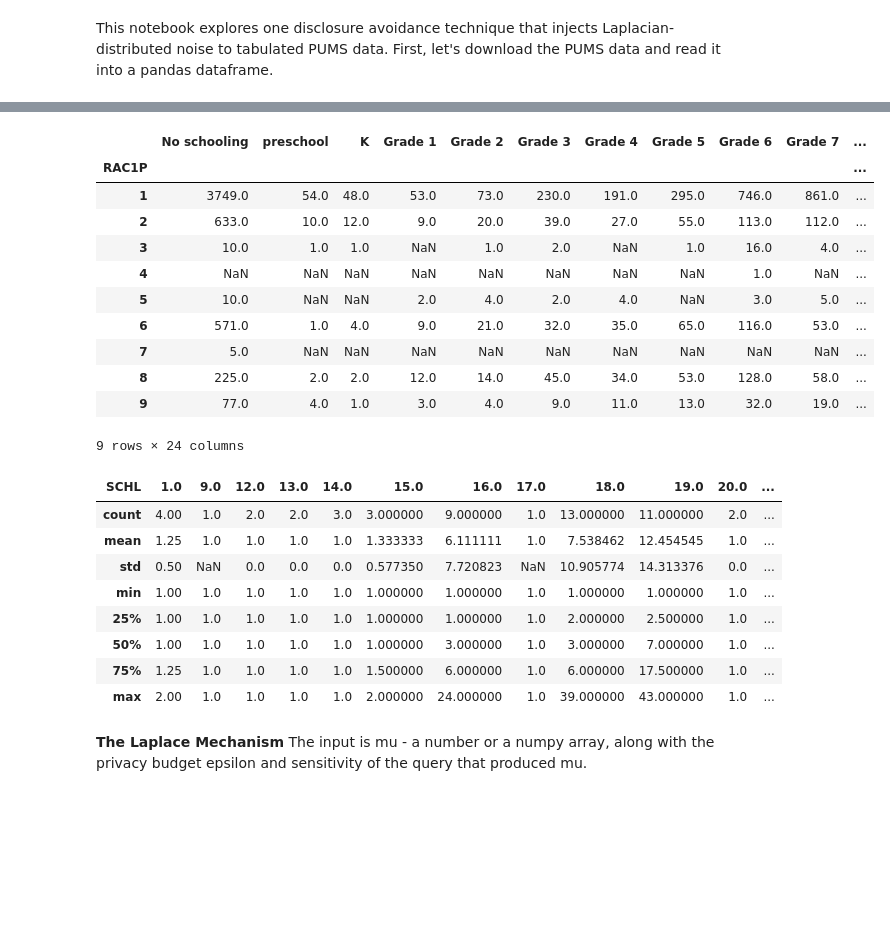
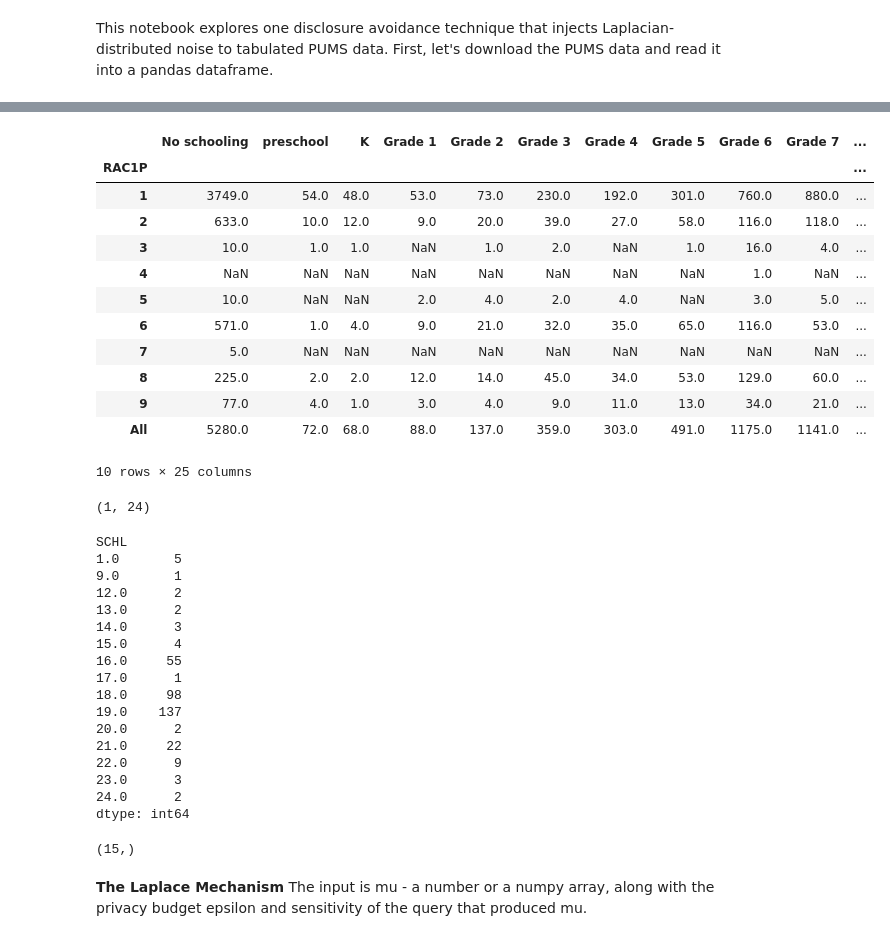
Before and after one commit to umadesai/census-dp, a Jupyter notebook: notebooks/dp-count.ipynb, the cells around one changed output, grey strips where cells are left out. Cells and saved outputs as stored; diff of their text form; code cells hidden in the pictures; blank space fills up the shorter version.

Commit message:
updated input dataframe

```diff
--- a/notebooks/dp-count.ipynb
+++ b/notebooks/dp-count.ipynb
@@ -17,2 +16,6 @@ Filtering on geographic location, race, educational attainment and wage/salary i
 For column codes see:
 https://www2.census.gov/programs-surveys/acs/tech_docs/pums/data_dict/PUMS_Data_Dictionary_2017.pdf?
+# %%
+#Filtering geographic location, race, educational attainment, total income in past 12 months and age for all 18+ PA persons
+new_pa = pa.query("AGEP>=18").filter(items=['PUMA','RAC1P','SCHL','WAGP','PINCP','AGEP'])
+new_pa.head()
@@ -19,29 +31,36 @@ https://www2.census.gov/programs-surveys/acs/tech_docs/pums/data_dict/PUMS_Data_
 # %%
-new_pa = pa.query("AGEP>=18 and SCH==1").filter(items=['PUMA','RAC1P','SCHL','WAGP','PINCP','AGEP','OCPIP',])
-
-pivotTableDF = pd.pivot_table(new_pa,
+#create a table showing total count of educational attaninment of adults in PA by race.
+pivot_pa = pd.pivot_table(new_pa,
                               index='RAC1P',
                               columns='SCHL',
                               values='PINCP',
-                              aggfunc=np.size)
+                              aggfunc=np.size,
+                              margins=True)
 
-pivotTableDF.columns = ['No schooling','preschool','K','Grade 1','Grade 2','Grade 3','Grade 4','Grade 5','Grade 6','Grade 7','Grade 8'
+pivot_pa.columns = ['No schooling','preschool','K','Grade 1','Grade 2','Grade 3','Grade 4','Grade 5','Grade 6','Grade 7','Grade 8'
                         ,'Grade 9','Grade 10','Grade 11','Grade 12-no diploma','HS diploma','GED','some college','1+ year college','Associate',
-                        'Bachelor','Master','Professional','Doctorate']
-pivotTableDF.head(10)
+                        'Bachelor','Master','Professional','Doctorate','ALL']
+pivot_pa.head(10)
 # %% [output]
 |  | No schooling | preschool | K | Grade 1 | Grade 2 | Grade 3 | Grade 4 | Grade 5 | Grade 6 | Grade 7 | ... |
 | RAC1P |  |  |  |  |  |  |  |  |  |  | ... |
-| 1 | 3749.0 | 54.0 | 48.0 | 53.0 | 73.0 | 230.0 | 191.0 | 295.0 | 746.0 | 861.0 | ... |
-| 2 | 633.0 | 10.0 | 12.0 | 9.0 | 20.0 | 39.0 | 27.0 | 55.0 | 113.0 | 112.0 | ... |
+| 1 | 3749.0 | 54.0 | 48.0 | 53.0 | 73.0 | 230.0 | 192.0 | 301.0 | 760.0 | 880.0 | ... |
+| 2 | 633.0 | 10.0 | 12.0 | 9.0 | 20.0 | 39.0 | 27.0 | 58.0 | 116.0 | 118.0 | ... |
 | 3 | 10.0 | 1.0 | 1.0 | NaN | 1.0 | 2.0 | NaN | 1.0 | 16.0 | 4.0 | ... |
 | 4 | NaN | NaN | NaN | NaN | NaN | NaN | NaN | NaN | 1.0 | NaN | ... |
 | 5 | 10.0 | NaN | NaN | 2.0 | 4.0 | 2.0 | 4.0 | NaN | 3.0 | 5.0 | ... |
 | 6 | 571.0 | 1.0 | 4.0 | 9.0 | 21.0 | 32.0 | 35.0 | 65.0 | 116.0 | 53.0 | ... |
 | 7 | 5.0 | NaN | NaN | NaN | NaN | NaN | NaN | NaN | NaN | NaN | ... |
-| 8 | 225.0 | 2.0 | 2.0 | 12.0 | 14.0 | 45.0 | 34.0 | 53.0 | 128.0 | 58.0 | ... |
-| 9 | 77.0 | 4.0 | 1.0 | 3.0 | 4.0 | 9.0 | 11.0 | 13.0 | 32.0 | 19.0 | ... |
+| 8 | 225.0 | 2.0 | 2.0 | 12.0 | 14.0 | 45.0 | 34.0 | 53.0 | 129.0 | 60.0 | ... |
+| 9 | 77.0 | 4.0 | 1.0 | 3.0 | 4.0 | 9.0 | 11.0 | 13.0 | 34.0 | 21.0 | ... |
+| All | 5280.0 | 72.0 | 68.0 | 88.0 | 137.0 | 359.0 | 303.0 | 491.0 | 1175.0 | 1141.0 | ... |
-9 rows × 24 columns
+10 rows × 25 columns
+# %%
+asn_df=pivot_pa[:1]
+asn_df.head()
+asn_df.shape
+# %% [output]
+(1, 24)
 # %%
 asn_pa = pa.query('AGEP>=18 and RACASN==1 and FRACP==1')
 asn_pa.groupby('RAC2P').count()
@@ -49,17 +68,27 @@ asn_pa.groupby('RAC2P').count()
 asn_pa_ed = asn_pa.groupby(['RAC2P','SCHL']).size().unstack()
 asn_pa_ed.fillna(0)
 all_pa_ed = asn_pa.groupby('SCHL').size()
-asn_pa_ed.describe()
+print(all_pa_ed)
+all_pa_ed.shape
 # %% [output]
-| SCHL | 1.0 | 9.0 | 12.0 | 13.0 | 14.0 | 15.0 | 16.0 | 17.0 | 18.0 | 19.0 | 20.0 | ... |
-| count | 4.00 | 1.0 | 2.0 | 2.0 | 3.0 | 3.000000 | 9.000000 | 1.0 | 13.000000 | 11.000000 | 2.0 | ... |
-| mean | 1.25 | 1.0 | 1.0 | 1.0 | 1.0 | 1.333333 | 6.111111 | 1.0 | 7.538462 | 12.454545 | 1.0 | ... |
-| std | 0.50 | NaN | 0.0 | 0.0 | 0.0 | 0.577350 | 7.720823 | NaN | 10.905774 | 14.313376 | 0.0 | ... |
-| min | 1.00 | 1.0 | 1.0 | 1.0 | 1.0 | 1.000000 | 1.000000 | 1.0 | 1.000000 | 1.000000 | 1.0 | ... |
-| 25% | 1.00 | 1.0 | 1.0 | 1.0 | 1.0 | 1.000000 | 1.000000 | 1.0 | 2.000000 | 2.500000 | 1.0 | ... |
-| 50% | 1.00 | 1.0 | 1.0 | 1.0 | 1.0 | 1.000000 | 3.000000 | 1.0 | 3.000000 | 7.000000 | 1.0 | ... |
-| 75% | 1.25 | 1.0 | 1.0 | 1.0 | 1.0 | 1.500000 | 6.000000 | 1.0 | 6.000000 | 17.500000 | 1.0 | ... |
-| max | 2.00 | 1.0 | 1.0 | 1.0 | 1.0 | 2.000000 | 24.000000 | 1.0 | 39.000000 | 43.000000 | 1.0 | ... |
+SCHL
+1.0       5
+9.0       1
+12.0      2
+13.0      2
+14.0      3
+15.0      4
+16.0     55
+17.0      1
+18.0     98
+19.0    137
+20.0      2
+21.0     22
+22.0      9
+23.0      3
+24.0      2
+dtype: int64
+(15,)
 # %% [markdown]
 **The Laplace Mechanism**
 The input is mu - a number or a numpy array, along with the privacy budget epsilon and sensitivity of the query that produced mu.
```
Also changed, not shown: parts of 7 cells of this notebook.
